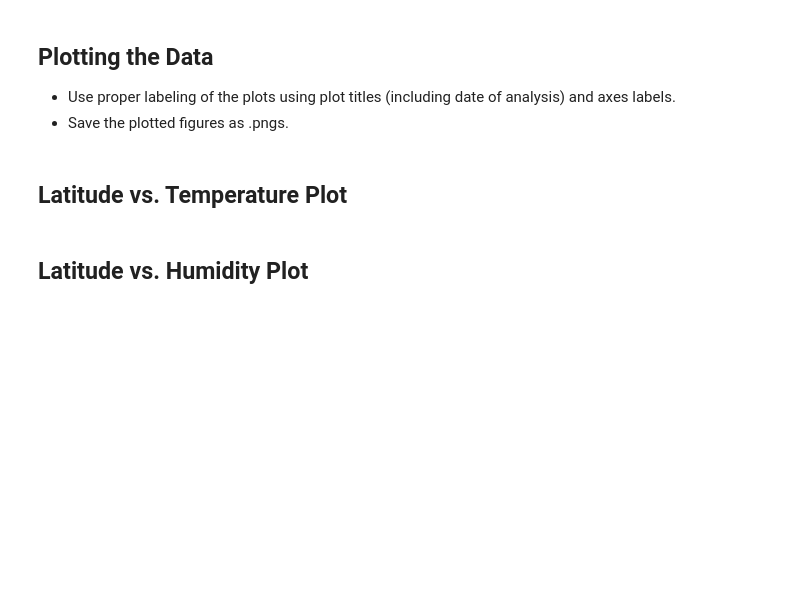
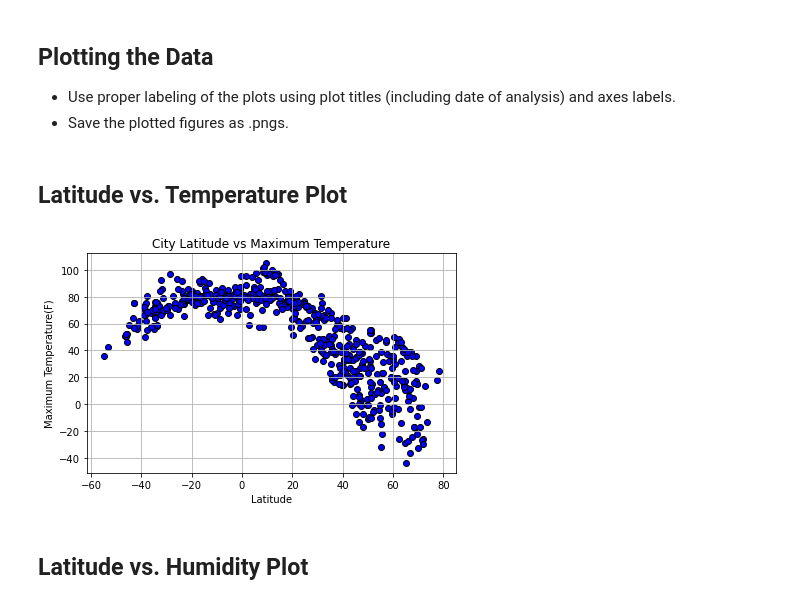
Before and after one commit to skunnath2020/python-api-challenge, a Jupyter notebook: WeatherPy/WeatherPy.ipynb, the cells around one changed output. Drawn from its saved outputs; the diff is of its cells as text; code cells hidden in the pictures; blank space fills up the shorter version.

```diff
--- a/WeatherPy/WeatherPy.ipynb
+++ b/WeatherPy/WeatherPy.ipynb
@@ -158,5 +166,19 @@ Skip this step if there are no cities that have humidity > 100%.
 * Save the plotted figures as .pngs.
 # %% [markdown]
 ## Latitude vs. Temperature Plot
+# %%
+x_val=clean_city_data["Lat"]
+y_val=clean_city_data["Max temp"]
+plt.scatter(x_val,
+            y_val,
+            facecolors='blue',
+            edgecolors='black')
+plt.title("City Latitude vs Maximum Temperature")
+plt.xlabel("Latitude")
+plt.ylabel("Maximum Temperature(F)")
+plt.tight_layout()
+plt.grid()
+# %% [output]
+[figure, added]
 # %% [markdown]
 ## Latitude vs. Humidity Plot
```
Also changed, not shown: parts of 9 cells of this notebook.
